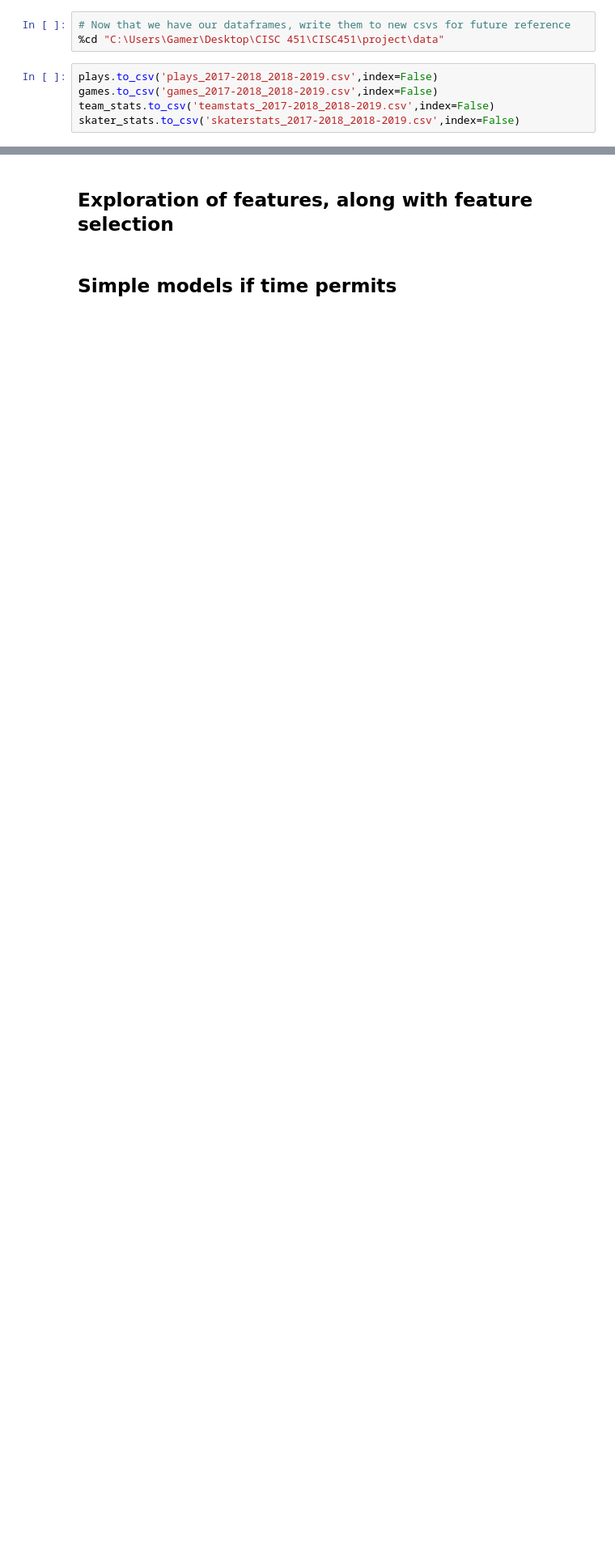
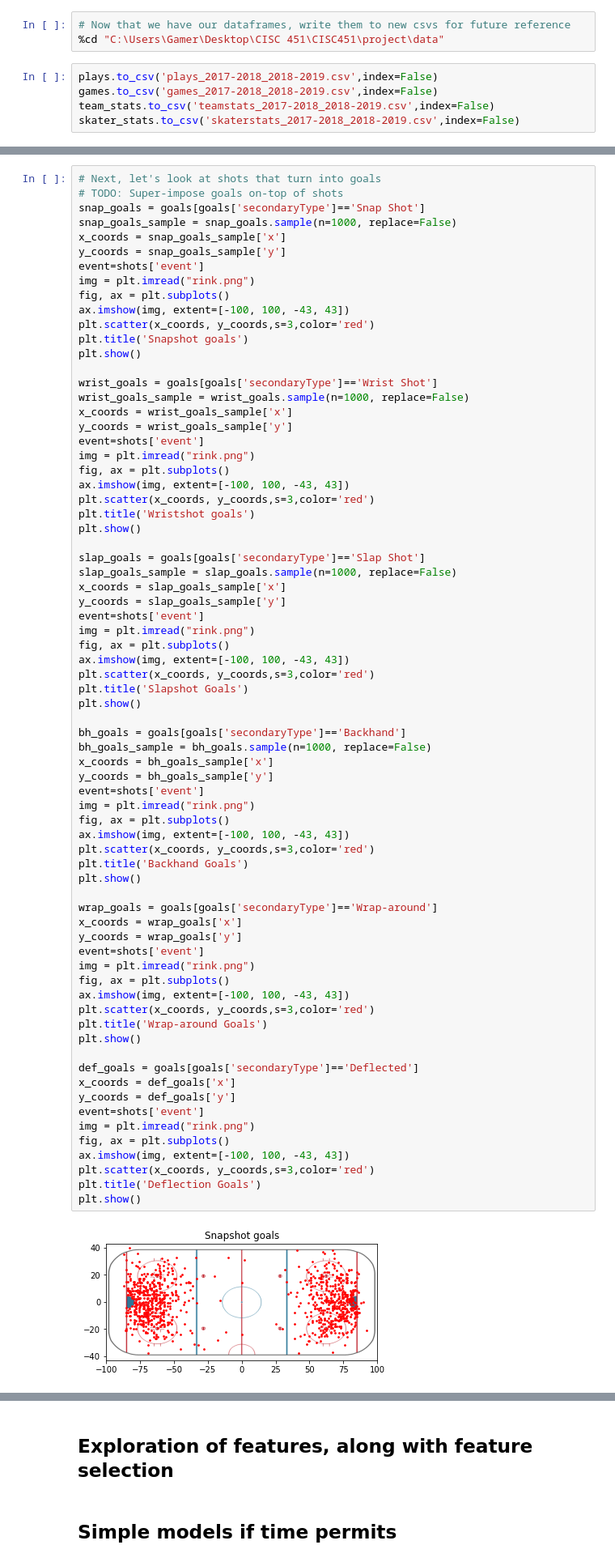
Before and after one commit to gavinmcclelland/CISC451, a Jupyter notebook: project/code/EDA_and_preprocessing.ipynb, the cells around one changed output, grey strips where cells are left out. Shown at 81% size. Saved outputs shown, nothing was run; the diff lists cells and outputs as text; blank space fills up the shorter version.

```diff
--- a/project/code/EDA_and_preprocessing.ipynb
+++ b/project/code/EDA_and_preprocessing.ipynb
@@ -36,0 +167,74 @@ skater_stats.to_csv('skaterstats_2017-2018_2018-2019.csv',index=False)
+# %%
+# Next, let's look at shots that turn into goals
+# TODO: Super-impose goals on-top of shots
+snap_goals = goals[goals['secondaryType']=='Snap Shot']
+snap_goals_sample = snap_goals.sample(n=1000, replace=False)
+x_coords = snap_goals_sample['x']
+y_coords = snap_goals_sample['y']
+event=shots['event']
+img = plt.imread("rink.png")
+fig, ax = plt.subplots()
+ax.imshow(img, extent=[-100, 100, -43, 43])
+plt.scatter(x_coords, y_coords,s=3,color='red')
+plt.title('Snapshot goals')
+plt.show()
+
+wrist_goals = goals[goals['secondaryType']=='Wrist Shot']
+wrist_goals_sample = wrist_goals.sample(n=1000, replace=False)
+x_coords = wrist_goals_sample['x']
+y_coords = wrist_goals_sample['y']
+event=shots['event']
+img = plt.imread("rink.png")
+fig, ax = plt.subplots()
+ax.imshow(img, extent=[-100, 100, -43, 43])
+plt.scatter(x_coords, y_coords,s=3,color='red')
+plt.title('Wristshot goals')
+plt.show()
+
+slap_goals = goals[goals['secondaryType']=='Slap Shot']
+slap_goals_sample = slap_goals.sample(n=1000, replace=False)
+x_coords = slap_goals_sample['x']
+y_coords = slap_goals_sample['y']
+event=shots['event']
+img = plt.imread("rink.png")
+fig, ax = plt.subplots()
+ax.imshow(img, extent=[-100, 100, -43, 43])
+plt.scatter(x_coords, y_coords,s=3,color='red')
+plt.title('Slapshot Goals')
+plt.show()
+
+bh_goals = goals[goals['secondaryType']=='Backhand']
+bh_goals_sample = bh_goals.sample(n=1000, replace=False)
+x_coords = bh_goals_sample['x']
+y_coords = bh_goals_sample['y']
+event=shots['event']
+img = plt.imread("rink.png")
+fig, ax = plt.subplots()
+ax.imshow(img, extent=[-100, 100, -43, 43])
+plt.scatter(x_coords, y_coords,s=3,color='red')
+plt.title('Backhand Goals')
+plt.show()
+
+wrap_goals = goals[goals['secondaryType']=='Wrap-around']
+x_coords = wrap_goals['x']
+y_coords = wrap_goals['y']
+event=shots['event']
+img = plt.imread("rink.png")
+fig, ax = plt.subplots()
+ax.imshow(img, extent=[-100, 100, -43, 43])
+plt.scatter(x_coords, y_coords,s=3,color='red')
+plt.title('Wrap-around Goals')
+plt.show()
+
+def_goals = goals[goals['secondaryType']=='Deflected']
+x_coords = def_goals['x']
+y_coords = def_goals['y']
+event=shots['event']
+img = plt.imread("rink.png")
+fig, ax = plt.subplots()
+ax.imshow(img, extent=[-100, 100, -43, 43])
+plt.scatter(x_coords, y_coords,s=3,color='red')
+plt.title('Deflection Goals')
+plt.show()
+# %% [output]
+[figure, added]
```
Also changed, not shown: parts of 11 cells of this notebook, 1 other file.
